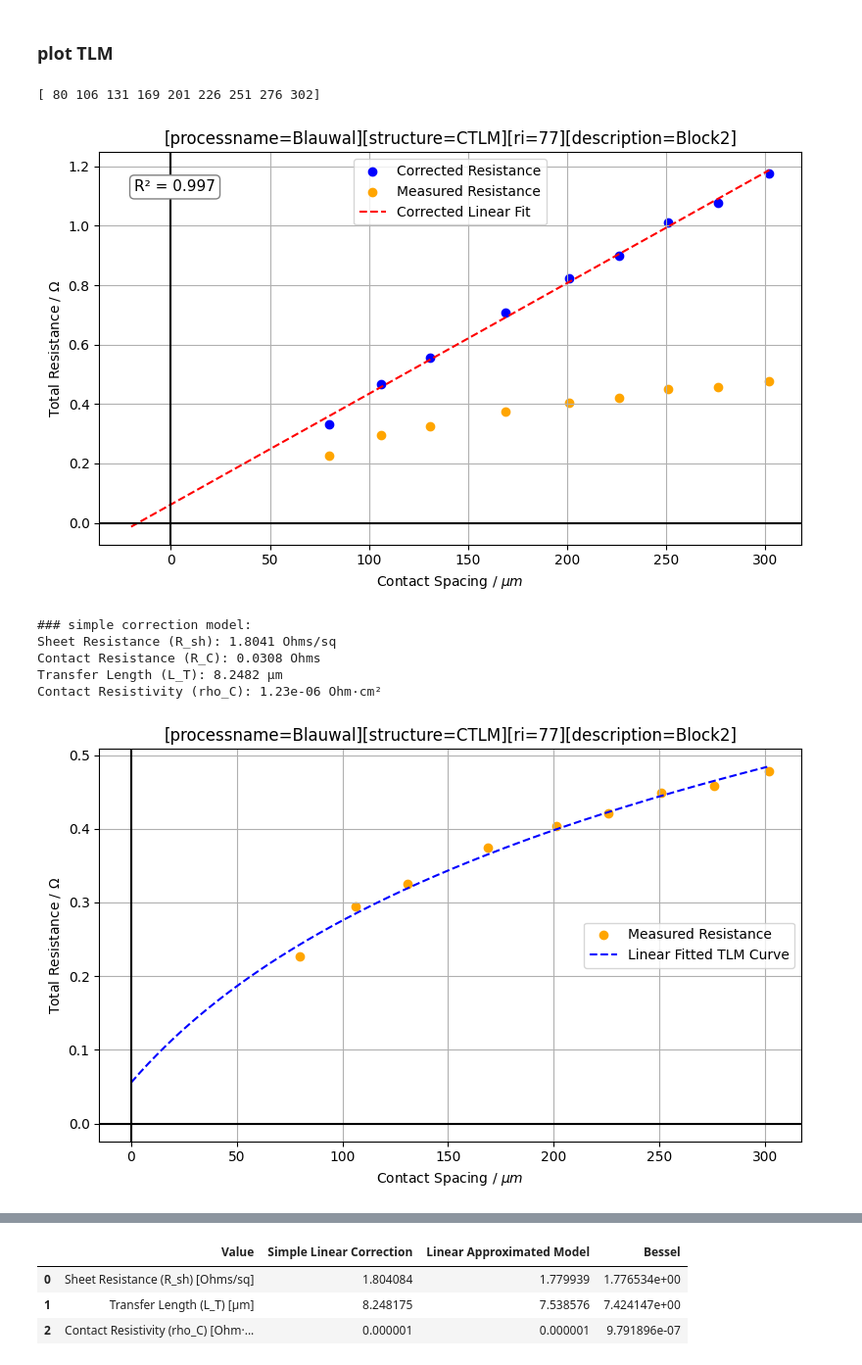
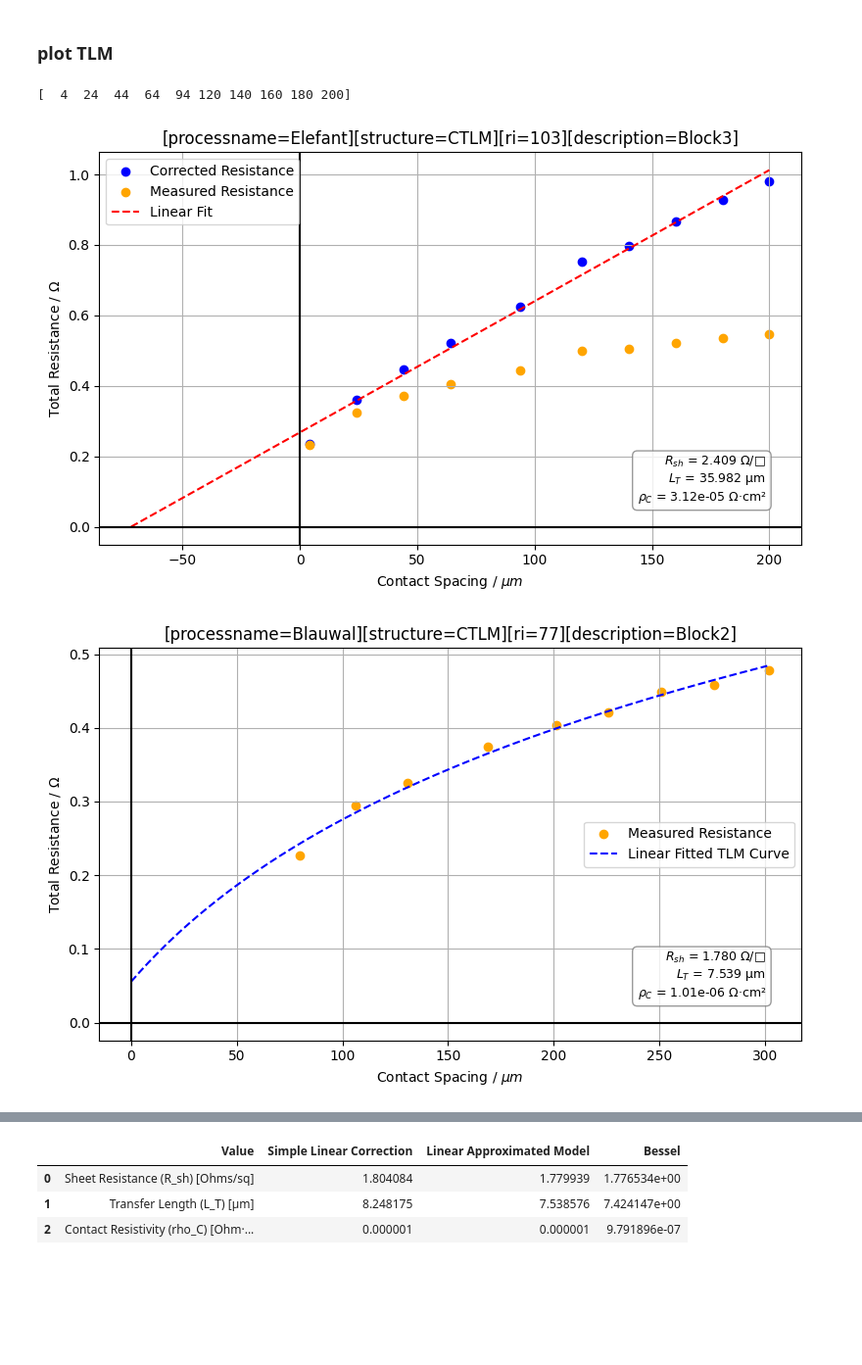
Before and after one commit to XXLutz13/Master_data, a Jupyter notebook: cTLM.ipynb, the cells around one changed output, grey strips where cells are left out. Shown at 98% size. Cells and saved outputs as stored; diff of their text form; code cells hidden in the pictures; blank space fills up the shorter version.

Commit message:
text in plot

```diff
--- a/cTLM.ipynb
+++ b/cTLM.ipynb
@@ -17,13 +17,13 @@ from ipyfilechooser import FileChooser
 # %% [markdown]
 ### read files
 # %%
-# folder_path = r"C:\Uni\Master\Data\TLM\SiC-72"
-# folder_path = r"H:\VS_code\CTLM Messdaten\[processname=Blauwal][structure=CTLM][ri=77][description=Block2]"
-folder_path = r"Data\CTLM Messdaten\[processname=Blauwal][structure=CTLM][ri=77][description=Block2]"
+# folder_path = r"Data\CTLM Messdaten\[processname=Blauwal][structure=CTLM][ri=103][description=Block1]"
+folder_path = r"Data\CTLM Messdaten\[processname=Elefant][structure=CTLM][ri=103][description=Block3]"
 
-r_inner = 77  # in µm
+r_inner = 103  # in µm
 
 name = os.path.basename(folder_path)
+print(name)
 
 list_of_measurements = {}
 for file in os.listdir(folder_path):
@@ -178,53 +179,56 @@ plt.figure(figsize=(8, 5))
 distances = list(map(int, list_of_measurements.keys()))
 distances = np.array(distances)
 print(distances)
 
 R_list, R_corr_list = get_resistance(list_of_measurements, r_inner)
 
 # plt.scatter(distances, R_corr_list, marker='o', facecolors='none', edgecolors='red', label='Corrected Resistance')
 plt.scatter(distances, R_corr_list,  color='blue', marker='o', label='Corrected Resistance')
 plt.scatter(distances, R_list, color='orange', marker='o', label='Measured Resistance')
 
 slope, intercept, r_squared = get_lin_fit(distances, R_corr_list)
 R_sh, R_C, L_T, roh_C = get_ctlm_params(slope, intercept, r_inner)
 
-x_fit_extended = np.linspace(-20, distances.max(), 200)
-plt.plot(x_fit_extended, (slope * x_fit_extended + intercept), 'r--', label='Corrected Linear Fit')
+x_fit_extended = np.linspace(-intercept/slope, distances.max(), 200) # extend x-axis for better visualization
+plt.plot(x_fit_extended, (slope * x_fit_extended + intercept), 'r--', label='Linear Fit')
+
+
+tlm_text = (
+    f"$R_{{sh}}$ = {R_sh:.3f} Ω/□\n"
+    f"$L_T$ = {L_T:.3f} µm\n"
+    f"$\\rho_C$ = {roh_C:.2e} Ω·cm²"
+)
 
 plt.gca().text(
-    0.05, 0.9, f"R² = {r_squared:.3f}",
-    fontsize=11,
+    0.95, 0.1, tlm_text,
+    fontsize=9,
     transform=plt.gca().transAxes,
-    # verticalalignment='bottom',
-    # horizontalalignment='right',
-    bbox=dict(boxstyle='round,pad=0.3', facecolor='white', edgecolor='gray')    # alpha=0.8
+    verticalalignment='bottom',
+    horizontalalignment='right',
+    bbox=dict(boxstyle='round,pad=0.4', facecolor='white', alpha=0.8, edgecolor='gray')
 )
+
 plt.axhline(0, color='black', linewidth=1.5)
 plt.axvline(0, color='black', linewidth=1.5)
-
 
 plt.title(name)
 plt.xlabel("Contact Spacing / $\\mu m$")
 plt.ylabel("Total Resistance / $\\Omega$")
 plt.legend()
 plt.tight_layout()
 # plt.xlim(0, max(list_of_measurements.keys())+20)
 plt.grid(True)
+# plt.savefig(f"Output/{name}_linear.png")
 plt.show()
 
-print('### simple correction model:')
-print(f"Sheet Resistance (R_sh): {R_sh:.4f} Ohms/sq")
-print(f"Contact Resistance (R_C): {R_C:.4f} Ohms")
-print(f"Transfer Length (L_T): {L_T:.4f} μm")
-print(f"Contact Resistivity (rho_C): {roh_C:.2e} Ohm·cm²")
+# print('### simple correction model:')
+# print(f"Sheet Resistance (R_sh): {R_sh:.4f} Ohms/sq")
+# print(f"Contact Resistance (R_C): {R_C:.4f} Ohms")
+# print(f"Transfer Length (L_T): {L_T:.4f} μm")
+# print(f"Contact Resistivity (rho_C): {roh_C:.2e} Ohm·cm²")
 # %% [output]
-[ 80 106 131 169 201 226 251 276 302]
+[  4  24  44  64  94 120 140 160 180 200]
-[figure, old version]
+[figure, new version]
-### simple correction model:
-Sheet Resistance (R_sh): 1.8041 Ohms/sq
-Contact Resistance (R_C): 0.0308 Ohms
-Transfer Length (L_T): 8.2482 μm
-Contact Resistivity (rho_C): 1.23e-06 Ohm·cm²
 # %%
 plt.figure(figsize=(8, 5))
 
@@ -239,6 +243,22 @@ d_fit, R_fit, R_sh_linear, L_T_linear, rho_C_linear, R_intercept = fit_linear_ap
 
 plt.plot(d_fit, R_fit, color='blue', linestyle='--', label='Linear Fitted TLM Curve')
 
+
+tlm_text = (
+    f"$R_{{sh}}$ = {R_sh_linear:.3f} Ω/□\n"
+    f"$L_T$ = {L_T_linear:.3f} µm\n"
+    f"$\\rho_C$ = {rho_C_linear:.2e} Ω·cm²"
+)
+
+plt.gca().text(
+    0.95, 0.1, tlm_text,
+    fontsize=9,
+    transform=plt.gca().transAxes,
+    verticalalignment='bottom',
+    horizontalalignment='right',
+    bbox=dict(boxstyle='round,pad=0.4', facecolor='white', alpha=0.8, edgecolor='gray')
+)
+
 plt.axhline(0, color='black', linewidth=1.5)
 plt.axvline(0, color='black', linewidth=1.5)
 
@@ -251,7 +271,7 @@ plt.tight_layout()
 plt.grid(True)
 plt.show()
 # %% [output]
-[figure, old version]
+[figure, new version]
 # %%
 # @param distances: array of contact spacings
 # @param r_inner: inner radius of the CTLM structure
```
Also changed, not shown: parts of 5 cells of this notebook, 9 other files.
